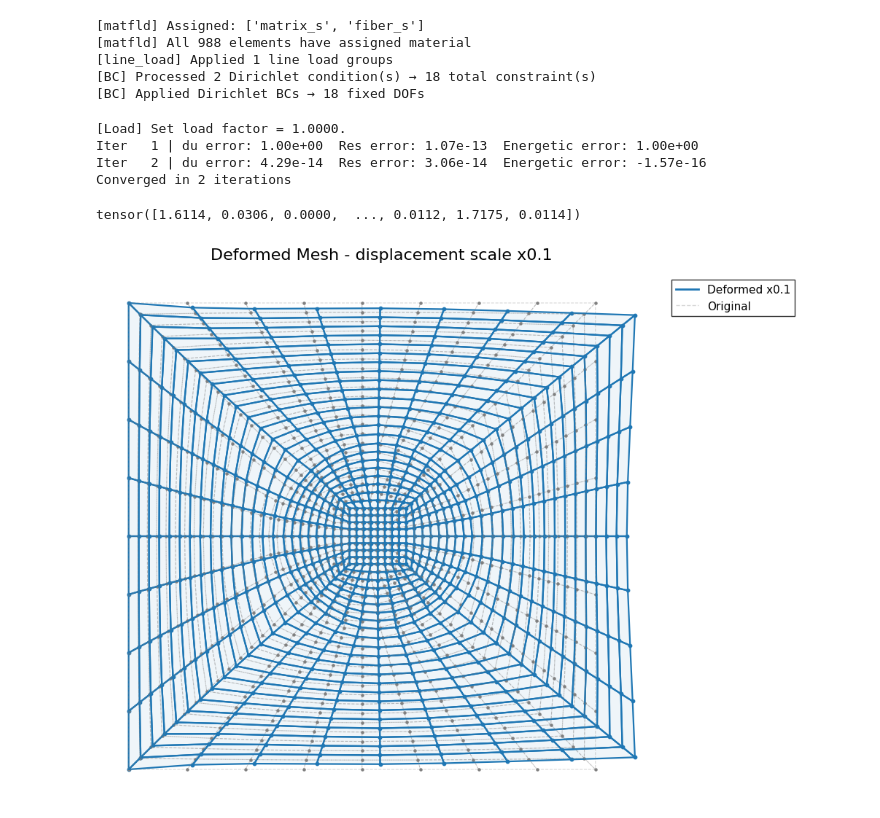
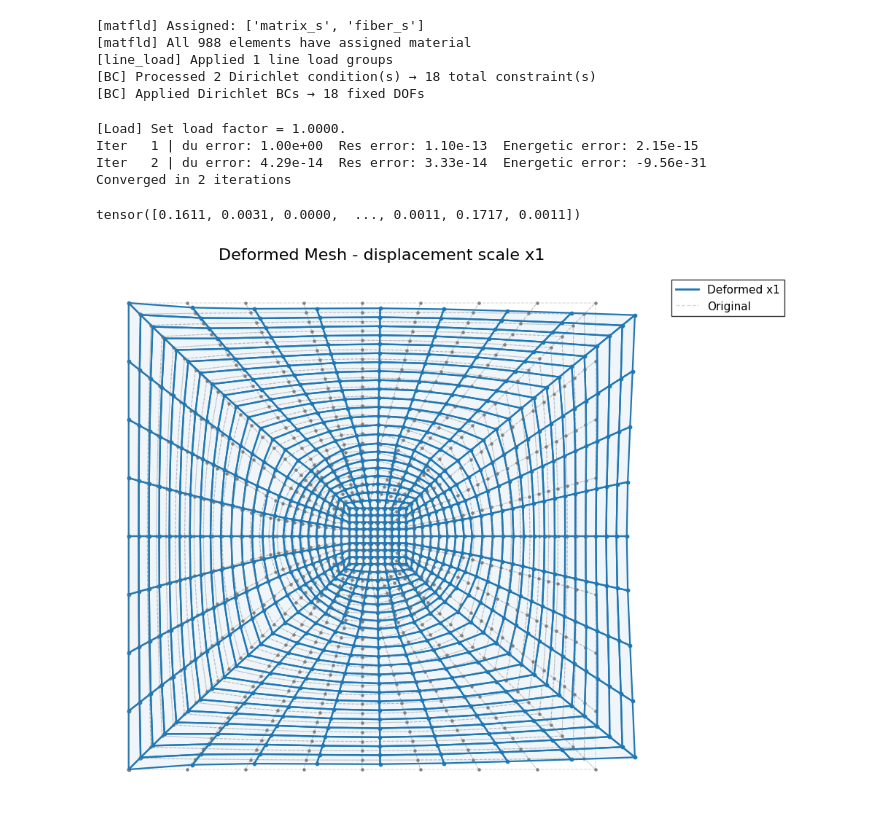
Before and after one commit to bdesia/feinn_project, a Jupyter notebook: notebooks/FEINN_example3/E3_RVE.ipynb, the cells around one changed output. Drawn from its saved outputs; the diff is of its cells as text; code cells hidden in the pictures.

```diff
--- a/notebooks/FEINN_example3/E3_RVE.ipynb
+++ b/notebooks/FEINN_example3/E3_RVE.ipynb
@@ -49,7 +49,7 @@ matfield = {'matrix_s': soft,
 from feinn_solver import LineLoad
 
 traction = {
-            'right_e': LineLoad(fx = 1.0, fy = 0, reference = "global"),
+            'right_e': LineLoad(fx = .10, fy = 0, reference = "global"),
             }
 # %% [markdown]
 ### Model
@@ -72,17 +72,17 @@ fem_solver = NFEA(mesh = mesh,
 fem_solver.run_complete(nsteps=1)
 # %% [output]
 [Load] Set load factor = 1.0000.
-Iter   1 | du error: 1.00e+00  Res error: 1.07e-13  Energetic error: 1.00e+00
-Iter   2 | du error: 4.29e-14  Res error: 3.06e-14  Energetic error: -1.57e-16
+Iter   1 | du error: 1.00e+00  Res error: 1.10e-13  Energetic error: 2.15e-15
+Iter   2 | du error: 4.29e-14  Res error: 3.33e-14  Energetic error: -9.56e-31
 Converged in 2 iterations
 # %%
 fem_solver.udisp
 # %% [output]
-tensor([1.6114, 0.0306, 0.0000,  ..., 0.0112, 1.7175, 0.0114])
+tensor([0.1611, 0.0031, 0.0000,  ..., 0.0011, 0.1717, 0.0011])
 # %%
-fem_solver.plot_deformed_mesh(scale=0.1)
+fem_solver.plot_deformed_mesh(scale=1)
 # %% [output]
-[figure, old version]
+[figure, new version]
 # %%
 from feinn_solver import FEINN
 from nn_models import mFCNet, FCResNet
```
Also changed, not shown: parts of 7 cells of this notebook, 4 other files.
